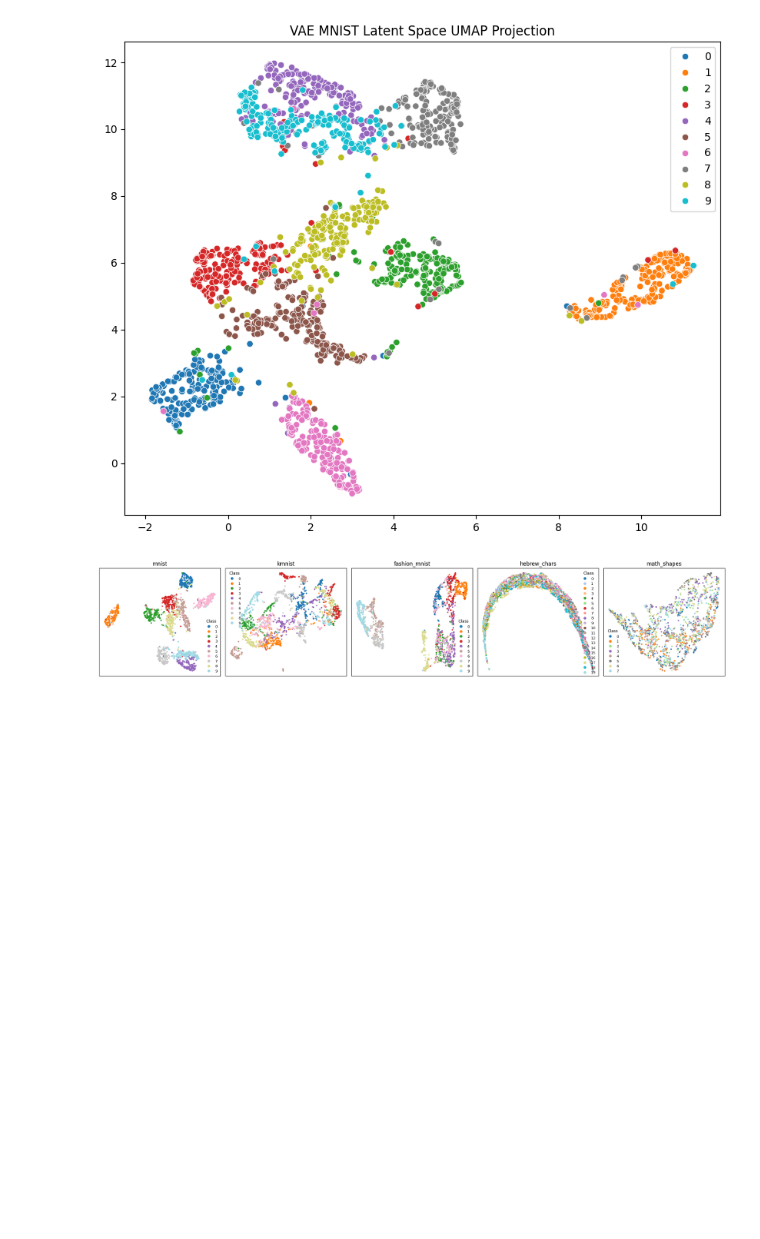
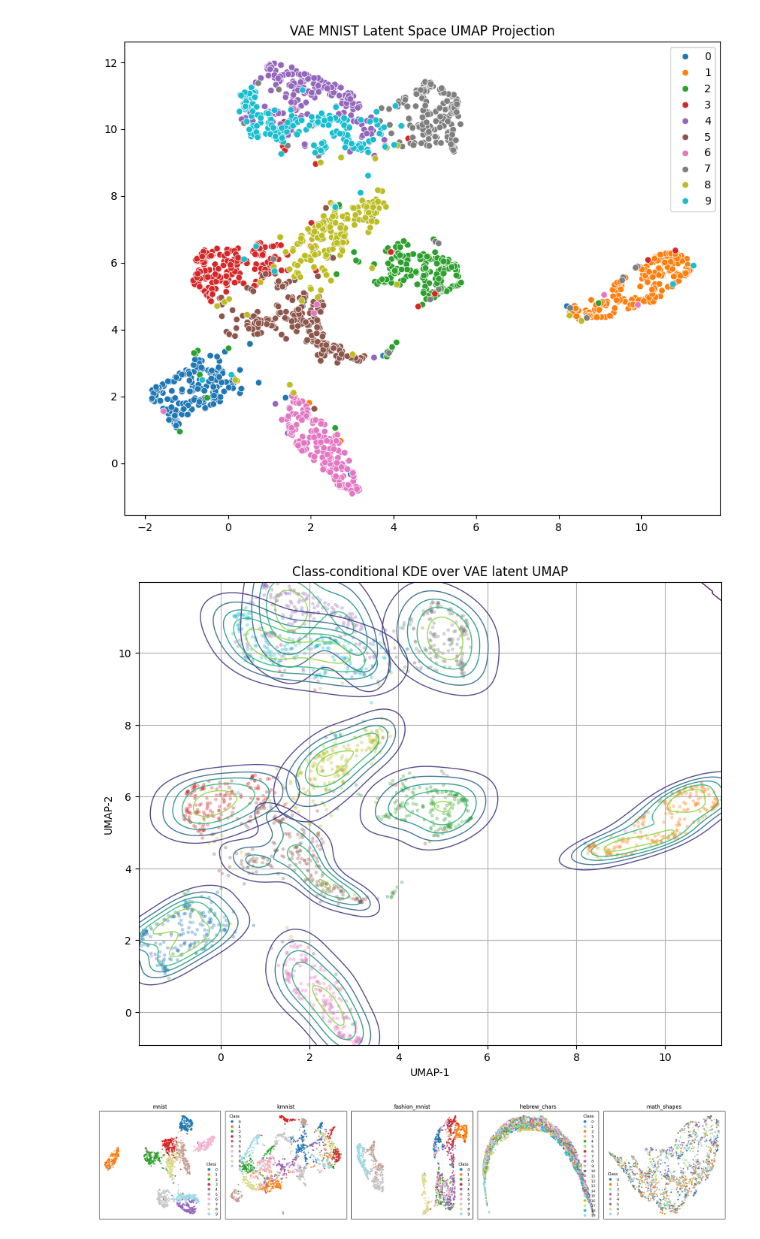
Before and after one commit to JeroenN/UDL-MetaTrainingHyperNetwork, a Jupyter notebook: notebooks/explore_seb.ipynb, the cells around one changed output. Cells and saved outputs as stored; diff of their text form; code cells hidden in the pictures; blank space fills up the shorter version.

```diff
--- a/notebooks/explore_seb.ipynb
+++ b/notebooks/explore_seb.ipynb
@@ -141,27 +141,27 @@ vae_mnist = VAE(w=28, h=28, ls_dim=10, in_channels=1)
 vae_hebrew_chars = VAE(w=28, h=28, ls_dim=10, in_channels=1)
 vae_math_shapes= VAE(w=28, h=28, ls_dim=10, in_channels=1)
 
-ckpt = torch.load(Path().resolve().parent / "models" / "vaes" / "fashion_mnist_head_10.pth", map_location="cuda")
+ckpt = torch.load(Path().resolve().parent / "models" / "5_epochs" / "fashion_mnist_head_10.pth", map_location="cuda")
 vae_fashion_mnist.load_state_dict(ckpt["hyper_state_dict"])
 vae_fashion_mnist.to("cuda")
 vae_fashion_mnist.eval()
 
-ckpt = torch.load(Path().resolve().parent / "models" / "vaes" / "kmnist_head_10.pth", map_location="cuda")
+ckpt = torch.load(Path().resolve().parent / "models" / "5_epochs" / "kmnist_head_10.pth", map_location="cuda")
 vae_kmnist.load_state_dict(ckpt["hyper_state_dict"])
 vae_kmnist.to("cuda")
 vae_kmnist.eval()
 
-ckpt = torch.load(Path().resolve().parent / "models" / "vaes" / "mnist_head_10.pth", map_location="cuda")
+ckpt = torch.load(Path().resolve().parent / "models" / "5_epochs" / "mnist_head_10.pth", map_location="cuda")
 vae_mnist.load_state_dict(ckpt["hyper_state_dict"])
 vae_mnist.to("cuda")
 vae_mnist.eval()
 
-ckpt = torch.load(Path().resolve().parent / "models" / "vaes" / "hebrew_chars_head_10.pth", map_location="cuda")
+ckpt = torch.load(Path().resolve().parent / "models" / "5_epochs" / "hebrew_chars_head_10.pth", map_location="cuda")
 vae_hebrew_chars.load_state_dict(ckpt["hyper_state_dict"])
 vae_hebrew_chars.to("cuda")
 vae_hebrew_chars.eval()
 
-ckpt = torch.load(Path().resolve().parent / "models" / "vaes" / "math_shapes_head_10.pth", map_location="cuda")
+ckpt = torch.load(Path().resolve().parent / "models" / "5_epochs" / "math_shapes_head_10.pth", map_location="cuda")
 vae_math_shapes.load_state_dict(ckpt["hyper_state_dict"])
 vae_math_shapes.to("cuda")
 vae_math_shapes.eval()
@@ -311,7 +311,7 @@ with torch.no_grad():
 import pandas as pd
 #VAE latent space analysis UMAP
 # Get trained VAE
-ckpt = torch.load(Path().resolve().parent / "models"  / "mnist_head_10.pth", map_location="cuda")
+ckpt = torch.load(Path().resolve().parent / "models" / "5_epochs" / "mnist_head_10.pth", map_location="cuda")
 vae_mnist.load_state_dict(ckpt["hyper_state_dict"])
 vae_mnist.to("cuda")
 vae_mnist.eval()
@@ -349,6 +349,63 @@ plt.title("VAE MNIST Latent Space UMAP Projection")
 # %% [output]
 Text(0.5, 1.0, 'VAE MNIST Latent Space UMAP Projection')
 [figure]
+# %%
+import numpy as np
+import matplotlib.pyplot as plt
+from scipy.stats import gaussian_kde
+
+# Configuration
+classes = np.unique(labels_mnist)
+bandwidth = None  # let gaussian_kde choose (Scott's rule)
+grid_res = 200
+
+# Fix plot limits so geometry is comparable across runs
+x_min, x_max = embedding[:, 0].min(), embedding[:, 0].max()
+y_min, y_max = embedding[:, 1].min(), embedding[:, 1].max()
+
+xx, yy = np.meshgrid(
+    np.linspace(x_min, x_max, grid_res),
+    np.linspace(y_min, y_max, grid_res)
+)
+grid = np.vstack([xx.ravel(), yy.ravel()])
+
+plt.figure(figsize=(10, 8))
+
+# Scatter points (faint, for reference)
+plt.scatter(
+    embedding[:, 0],
+    embedding[:, 1],
+    c=labels_mnist,
+    s=6,
+    cmap="tab10",
+    alpha=0.25
+)
+
+# KDE contours per class
+for c in classes:
+    mask = labels_mnist == c
+    points = embedding[mask].T  # shape (2, Nc)
+
+    if points.shape[1] < 10:
+        continue  # KDE not stable with very few points
+
+    kde = gaussian_kde(points, bw_method=bandwidth)
+    density = kde(grid).reshape(xx.shape)
+
+    plt.contour(
+        xx, yy, density,
+        levels=5,
+        linewidths=1,
+        alpha=0.9
+    )
+
+plt.title("Class-conditional KDE over VAE latent UMAP")
+plt.xlabel("UMAP-1")
+plt.ylabel("UMAP-2")
+plt.grid(True)
+plt.show()
+# %% [output]
+[figure, added]
 # %%
 import numpy as np
 import pandas as pd
```
Also changed, not shown: parts of 5 cells of this notebook, 1 other file.
